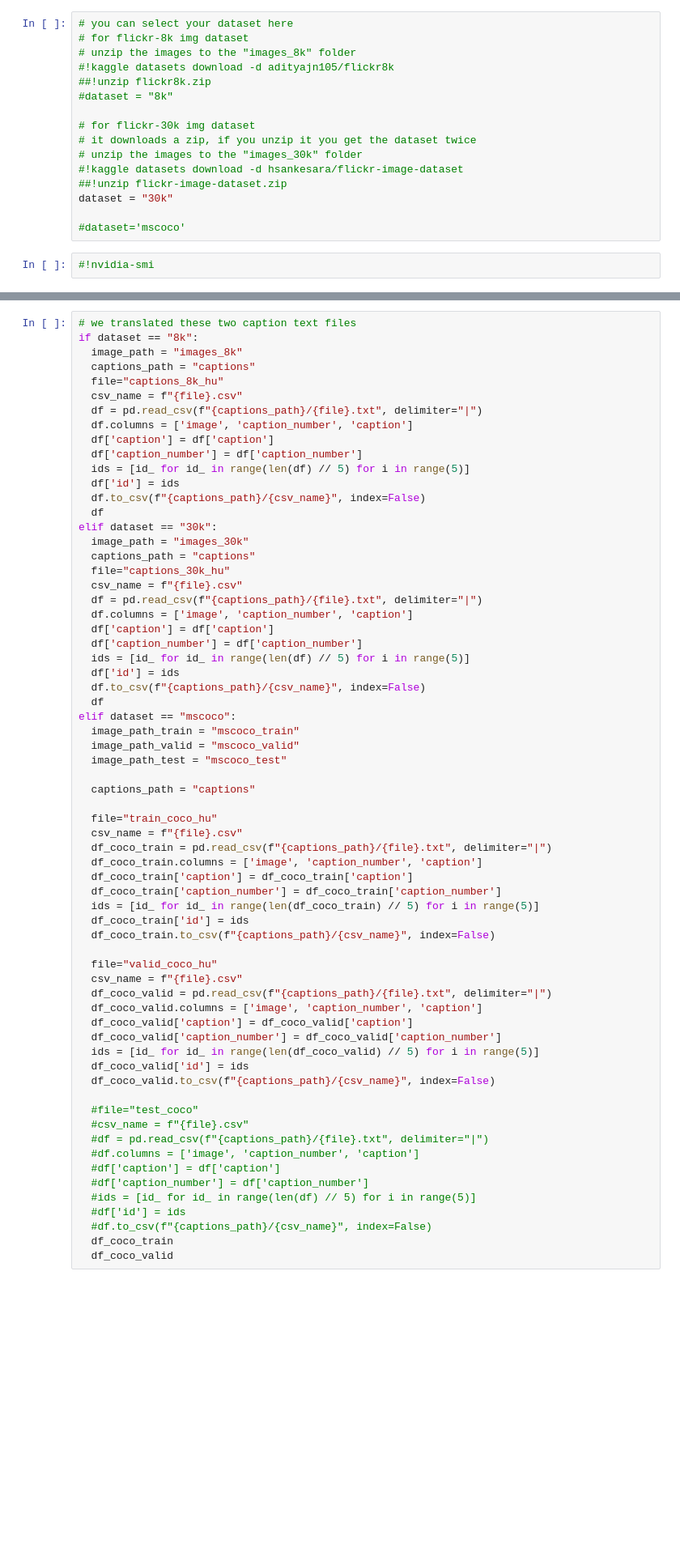
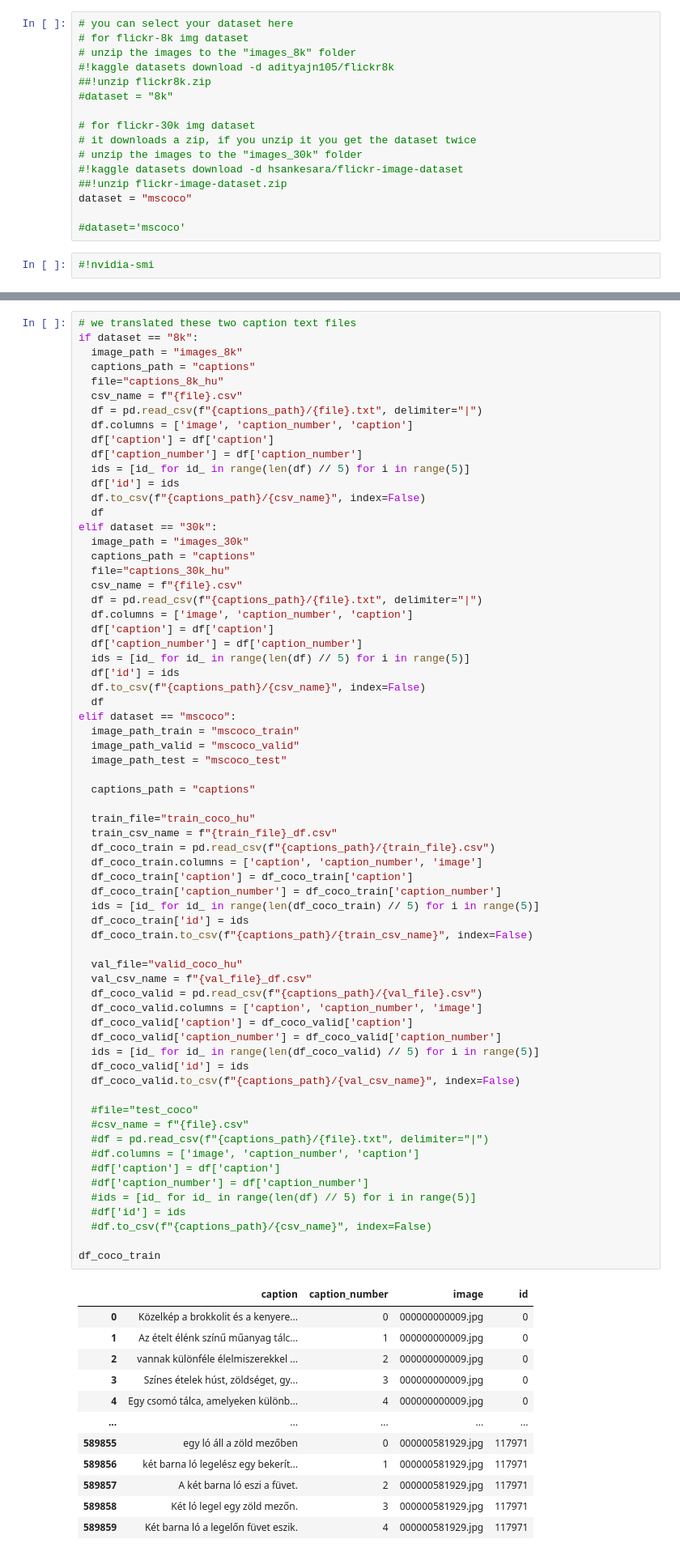
Before and after one commit to robertlakatos/tti, a Jupyter notebook: clip/clip_hu_train.ipynb, the cells around one changed output, grey strips where cells are left out. Shown at 81% size. Cells and saved outputs as stored; diff of their text form; blank space fills up the shorter version.

Commit message:
train for mscoco

```diff
--- a/clip/clip_hu_train.ipynb
+++ b/clip/clip_hu_train.ipynb
@@ -50,7 +50,7 @@ import pprint
 # unzip the images to the "images_30k" folder
 #!kaggle datasets download -d hsankesara/flickr-image-dataset
 ##!unzip flickr-image-dataset.zip
-dataset = "30k"
+dataset = "mscoco"
 
 #dataset='mscoco'
 # %%
@@ -91,42 +93,55 @@ elif dataset == "30k":
   ids = [id_ for id_ in range(len(df) // 5) for i in range(5)]
   df['id'] = ids
   df.to_csv(f"{captions_path}/{csv_name}", index=False)
   df
 elif dataset == "mscoco":
   image_path_train = "mscoco_train"
   image_path_valid = "mscoco_valid"
   image_path_test = "mscoco_test"
 
   captions_path = "captions"
 
-  file="train_coco_hu"
-  csv_name = f"{file}.csv"
-  df_coco_train = pd.read_csv(f"{captions_path}/{file}.txt", delimiter="|")
-  df_coco_train.columns = ['image', 'caption_number', 'caption']
+  train_file="train_coco_hu"
+  train_csv_name = f"{train_file}_df.csv"
+  df_coco_train = pd.read_csv(f"{captions_path}/{train_file}.csv")
+  df_coco_train.columns = ['caption', 'caption_number', 'image']
   df_coco_train['caption'] = df_coco_train['caption']
   df_coco_train['caption_number'] = df_coco_train['caption_number']
   ids = [id_ for id_ in range(len(df_coco_train) // 5) for i in range(5)]
   df_coco_train['id'] = ids
-  df_coco_train.to_csv(f"{captions_path}/{csv_name}", index=False)
+  df_coco_train.to_csv(f"{captions_path}/{train_csv_name}", index=False)
 
-  file="valid_coco_hu"
-  csv_name = f"{file}.csv"
-  df_coco_valid = pd.read_csv(f"{captions_path}/{file}.txt", delimiter="|")
-  df_coco_valid.columns = ['image', 'caption_number', 'caption']
+  val_file="valid_coco_hu"
+  val_csv_name = f"{val_file}_df.csv"
+  df_coco_valid = pd.read_csv(f"{captions_path}/{val_file}.csv")
+  df_coco_valid.columns = ['caption', 'caption_number', 'image']
   df_coco_valid['caption'] = df_coco_valid['caption']
   df_coco_valid['caption_number'] = df_coco_valid['caption_number']
   ids = [id_ for id_ in range(len(df_coco_valid) // 5) for i in range(5)]
   df_coco_valid['id'] = ids
-  df_coco_valid.to_csv(f"{captions_path}/{csv_name}", index=False)
+  df_coco_valid.to_csv(f"{captions_path}/{val_csv_name}", index=False)
 
   #file="test_coco"
   #csv_name = f"{file}.csv"
   #df = pd.read_csv(f"{captions_path}/{file}.txt", delimiter="|")
   #df.columns = ['image', 'caption_number', 'caption']
   #df['caption'] = df['caption']
   #df['caption_number'] = df['caption_number']
   #ids = [id_ for id_ in range(len(df) // 5) for i in range(5)]
   #df['id'] = ids
   #df.to_csv(f"{captions_path}/{csv_name}", index=False)
-  df_coco_train
-  df_coco_valid
+
+df_coco_train
+# %% [output]
+|  | caption | caption_number | image | id |
+| 0 | Közelkép a brokkolit és a kenyere... | 0 | 000000000009.jpg | 0 |
+| 1 | Az ételt élénk színű műanyag tálc... | 1 | 000000000009.jpg | 0 |
+| 2 | vannak különféle élelmiszerekkel ... | 2 | 000000000009.jpg | 0 |
+| 3 | Színes ételek húst, zöldséget, gy... | 3 | 000000000009.jpg | 0 |
+| 4 | Egy csomó tálca, amelyeken különb... | 4 | 000000000009.jpg | 0 |
+| ... | ... | ... | ... | ... |
+| 589855 | egy ló áll a zöld mezőben | 0 | 000000581929.jpg | 117971 |
+| 589856 | két barna ló legelész egy bekerít... | 1 | 000000581929.jpg | 117971 |
+| 589857 | A két barna ló eszi a füvet. | 2 | 000000581929.jpg | 117971 |
+| 589858 | Két ló legel egy zöld mezőn. | 3 | 000000581929.jpg | 117971 |
+| 589859 | Két barna ló a legelőn füvet eszik. | 4 | 000000581929.jpg | 117971 |
```
Also changed, not shown: parts of 8 cells of this notebook, 7 other files.
